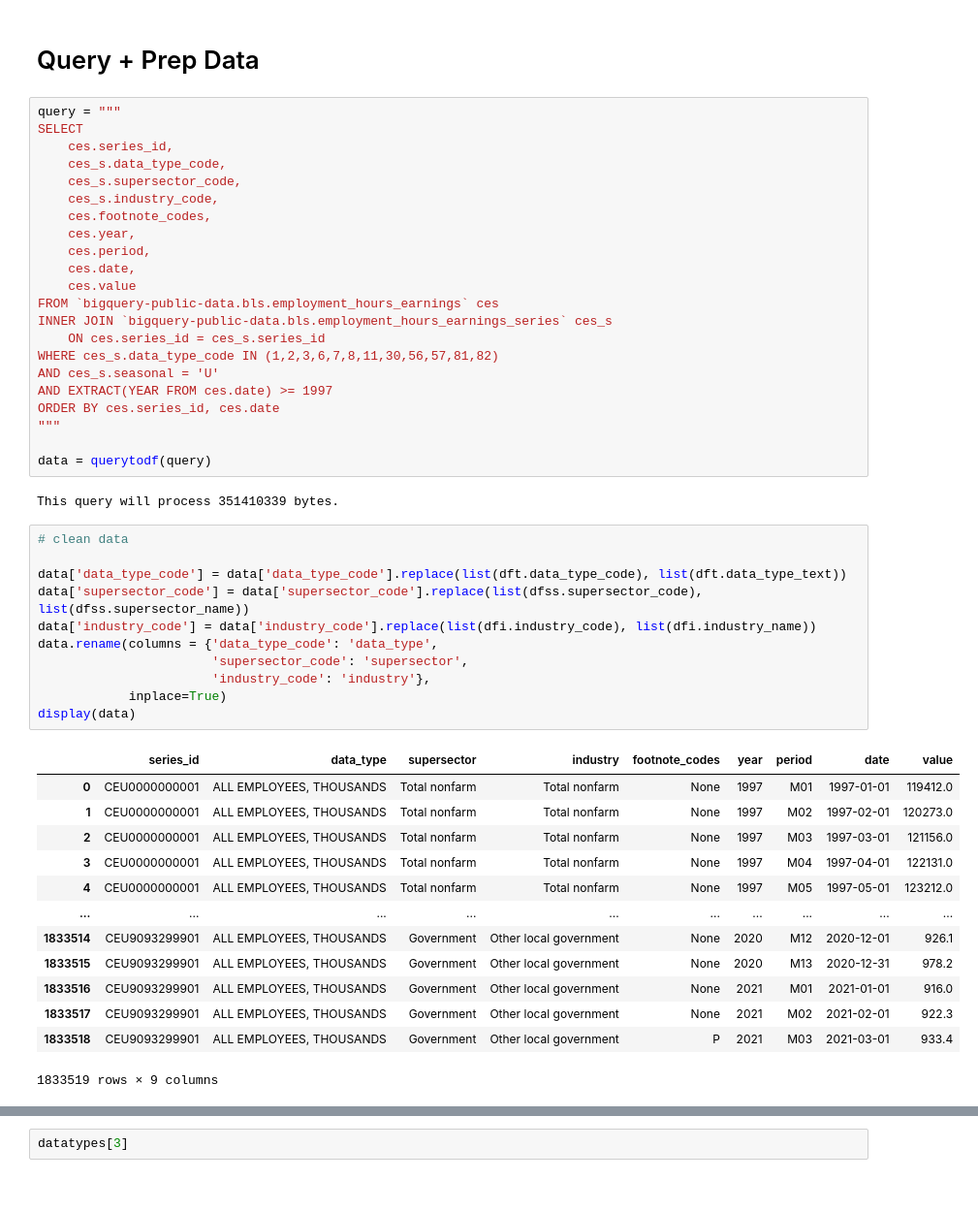
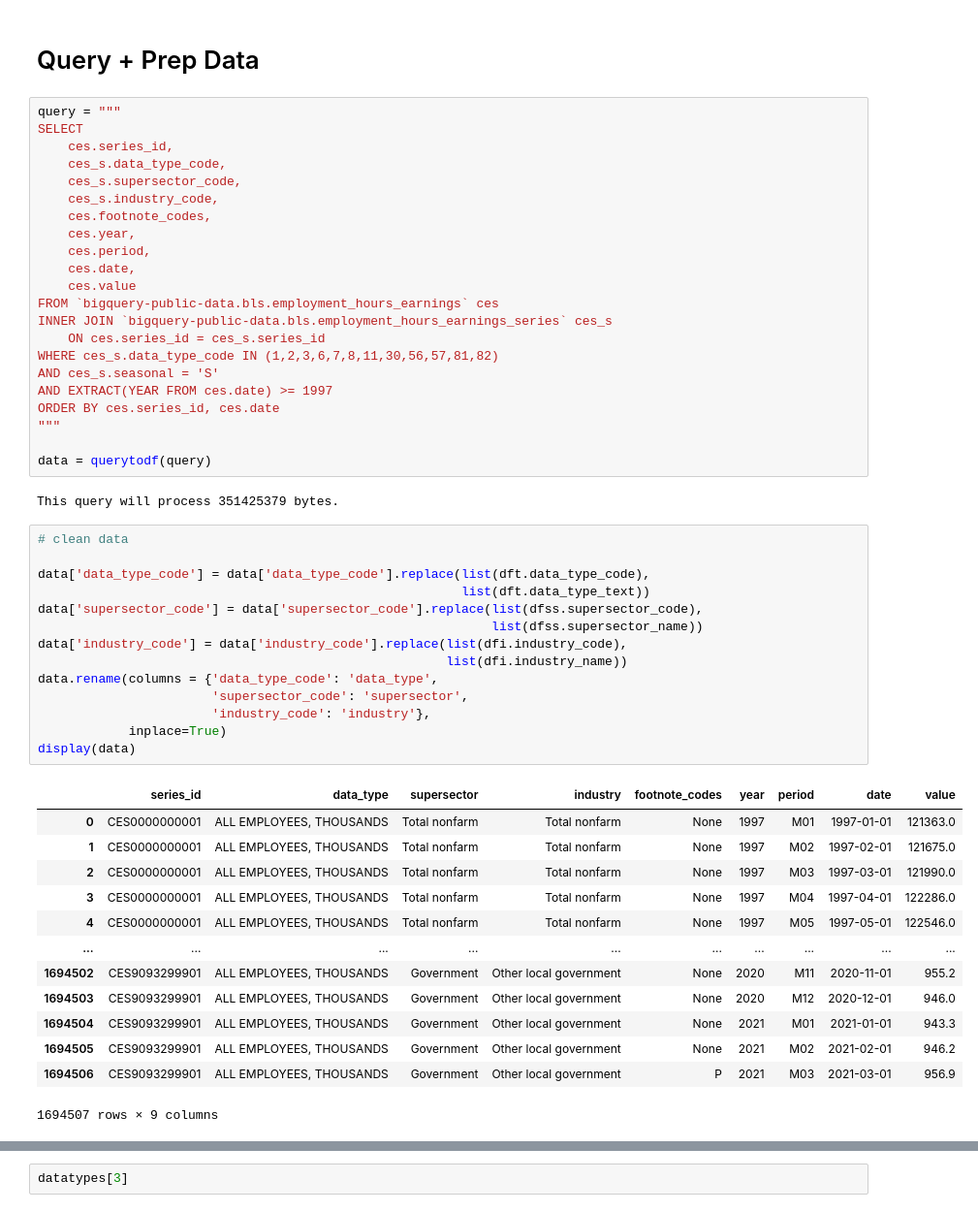
Before and after one commit to heisxiang/impact-recovery, a Jupyter notebook: c19IR.ipynb, the cells around one changed output, grey strips where cells are left out. Shown at 97% size. Cells and saved outputs as stored; diff of their text form.

```diff
--- a/c19IR.ipynb
+++ b/c19IR.ipynb
@@ -262,36 +346,39 @@ FROM `bigquery-public-data.bls.employment_hours_earnings` ces
 INNER JOIN `bigquery-public-data.bls.employment_hours_earnings_series` ces_s
     ON ces.series_id = ces_s.series_id
 WHERE ces_s.data_type_code IN (1,2,3,6,7,8,11,30,56,57,81,82)
-AND ces_s.seasonal = 'U'
+AND ces_s.seasonal = 'S'
 AND EXTRACT(YEAR FROM ces.date) >= 1997
 ORDER BY ces.series_id, ces.date
 """
 
 data = querytodf(query)
 # %% [output]
-This query will process 351410339 bytes.
+This query will process 351425379 bytes.
 # %%
 # clean data
 
-data['data_type_code'] = data['data_type_code'].replace(list(dft.data_type_code), list(dft.data_type_text))
-data['supersector_code'] = data['supersector_code'].replace(list(dfss.supersector_code), list(dfss.supersector_name))
-data['industry_code'] = data['industry_code'].replace(list(dfi.industry_code), list(dfi.industry_name))
+data['data_type_code'] = data['data_type_code'].replace(list(dft.data_type_code),
+                                                        list(dft.data_type_text))
+data['supersector_code'] = data['supersector_code'].replace(list(dfss.supersector_code),
+                                                            list(dfss.supersector_name))
+data['industry_code'] = data['industry_code'].replace(list(dfi.industry_code),
+                                                      list(dfi.industry_name))
 data.rename(columns = {'data_type_code': 'data_type',
                        'supersector_code': 'supersector',
                        'industry_code': 'industry'},
             inplace=True)
 display(data)
 # %% [output]
 |  | series_id | data_type | supersector | industry | footnote_codes | year | period | date | value |
-| 0 | CEU0000000001 | ALL EMPLOYEES, THOUSANDS | Total nonfarm | Total nonfarm | None | 1997 | M01 | 1997-01-01 | 119412.0 |
-| 1 | CEU0000000001 | ALL EMPLOYEES, THOUSANDS | Total nonfarm | Total nonfarm | None | 1997 | M02 | 1997-02-01 | 120273.0 |
-| 2 | CEU0000000001 | ALL EMPLOYEES, THOUSANDS | Total nonfarm | Total nonfarm | None | 1997 | M03 | 1997-03-01 | 121156.0 |
-| 3 | CEU0000000001 | ALL EMPLOYEES, THOUSANDS | Total nonfarm | Total nonfarm | None | 1997 | M04 | 1997-04-01 | 122131.0 |
-| 4 | CEU0000000001 | ALL EMPLOYEES, THOUSANDS | Total nonfarm | Total nonfarm | None | 1997 | M05 | 1997-05-01 | 123212.0 |
+| 0 | CES0000000001 | ALL EMPLOYEES, THOUSANDS | Total nonfarm | Total nonfarm | None | 1997 | M01 | 1997-01-01 | 121363.0 |
+| 1 | CES0000000001 | ALL EMPLOYEES, THOUSANDS | Total nonfarm | Total nonfarm | None | 1997 | M02 | 1997-02-01 | 121675.0 |
+| 2 | CES0000000001 | ALL EMPLOYEES, THOUSANDS | Total nonfarm | Total nonfarm | None | 1997 | M03 | 1997-03-01 | 121990.0 |
+| 3 | CES0000000001 | ALL EMPLOYEES, THOUSANDS | Total nonfarm | Total nonfarm | None | 1997 | M04 | 1997-04-01 | 122286.0 |
+| 4 | CES0000000001 | ALL EMPLOYEES, THOUSANDS | Total nonfarm | Total nonfarm | None | 1997 | M05 | 1997-05-01 | 122546.0 |
 | ... | ... | ... | ... | ... | ... | ... | ... | ... | ... |
-| 1833514 | CEU9093299901 | ALL EMPLOYEES, THOUSANDS | Government | Other local government | None | 2020 | M12 | 2020-12-01 | 926.1 |
-| 1833515 | CEU9093299901 | ALL EMPLOYEES, THOUSANDS | Government | Other local government | None | 2020 | M13 | 2020-12-31 | 978.2 |
-| 1833516 | CEU9093299901 | ALL EMPLOYEES, THOUSANDS | Government | Other local government | None | 2021 | M01 | 2021-01-01 | 916.0 |
-| 1833517 | CEU9093299901 | ALL EMPLOYEES, THOUSANDS | Government | Other local government | None | 2021 | M02 | 2021-02-01 | 922.3 |
-| 1833518 | CEU9093299901 | ALL EMPLOYEES, THOUSANDS | Government | Other local government | P | 2021 | M03 | 2021-03-01 | 933.4 |
+| 1694502 | CES9093299901 | ALL EMPLOYEES, THOUSANDS | Government | Other local government | None | 2020 | M11 | 2020-11-01 | 955.2 |
+| 1694503 | CES9093299901 | ALL EMPLOYEES, THOUSANDS | Government | Other local government | None | 2020 | M12 | 2020-12-01 | 946.0 |
+| 1694504 | CES9093299901 | ALL EMPLOYEES, THOUSANDS | Government | Other local government | None | 2021 | M01 | 2021-01-01 | 943.3 |
+| 1694505 | CES9093299901 | ALL EMPLOYEES, THOUSANDS | Government | Other local government | None | 2021 | M02 | 2021-02-01 | 946.2 |
+| 1694506 | CES9093299901 | ALL EMPLOYEES, THOUSANDS | Government | Other local government | P | 2021 | M03 | 2021-03-01 | 956.9 |
-1833519 rows × 9 columns
+1694507 rows × 9 columns
```
Also changed, not shown: parts of 38 cells of this notebook.
